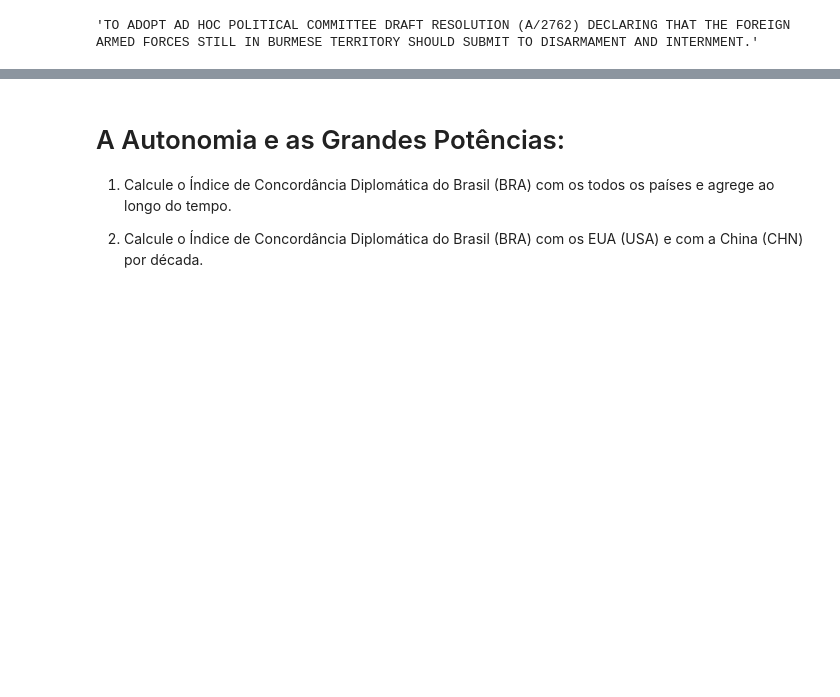
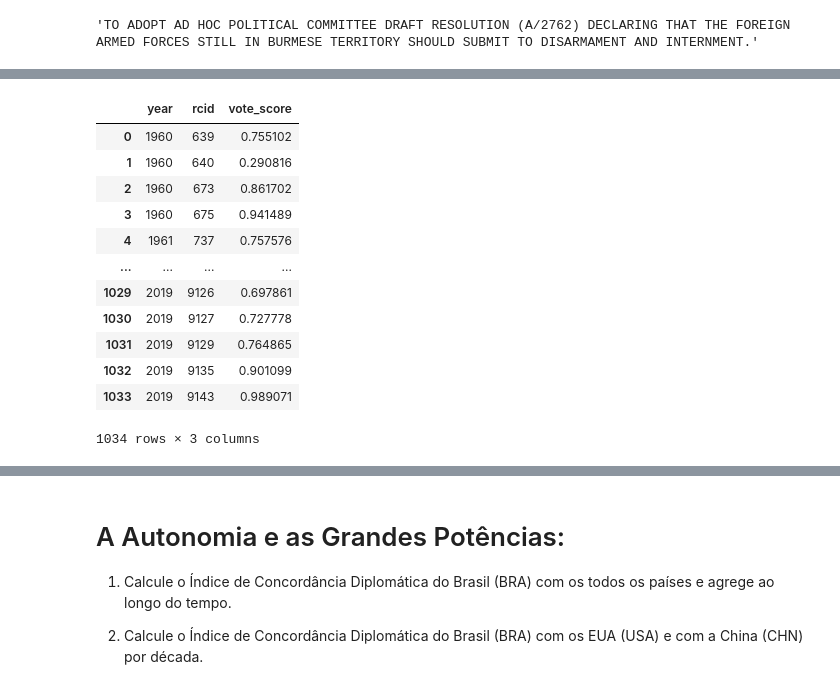
Before and after one commit to ronan-cunha/machine-learning-course, a Jupyter notebook: Notebooks/aula_3_visualizacao.ipynb, the cells around one changed output, grey strips where cells are left out. Saved outputs shown, nothing was run; the diff lists cells and outputs as text; code cells hidden in the pictures; blank space fills up the shorter version.

```diff
--- a/Notebooks/aula_3_visualizacao.ipynb
+++ b/Notebooks/aula_3_visualizacao.ipynb
@@ -100,6 +224,22 @@ nuclear_res.head()
 # %%
 nuclear_res1 = nuclear_res.groupby(['year', 'rcid'])['vote_score'].mean()
 nuclear_res1 = nuclear_res1.reset_index(drop=False)
+# %%
+nuclear_res1
+# %% [output]
+|  | year | rcid | vote_score |
+| 0 | 1960 | 639 | 0.755102 |
+| 1 | 1960 | 640 | 0.290816 |
+| 2 | 1960 | 673 | 0.861702 |
+| 3 | 1960 | 675 | 0.941489 |
+| 4 | 1961 | 737 | 0.757576 |
+| ... | ... | ... | ... |
+| 1029 | 2019 | 9126 | 0.697861 |
+| 1030 | 2019 | 9127 | 0.727778 |
+| 1031 | 2019 | 9129 | 0.764865 |
+| 1032 | 2019 | 9135 | 0.901099 |
+| 1033 | 2019 | 9143 | 0.989071 |
+1034 rows × 3 columns
 # %%
 import seaborn as sns
 
```
Also changed, not shown: parts of 24 cells of this notebook.
